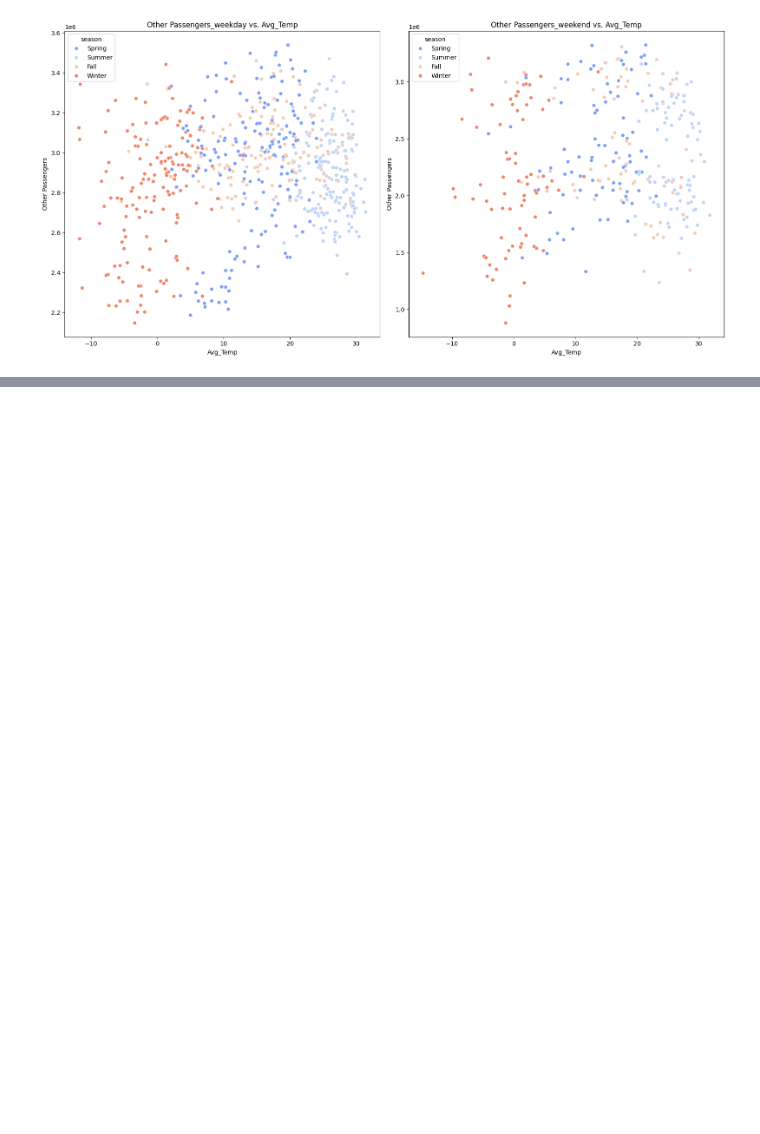
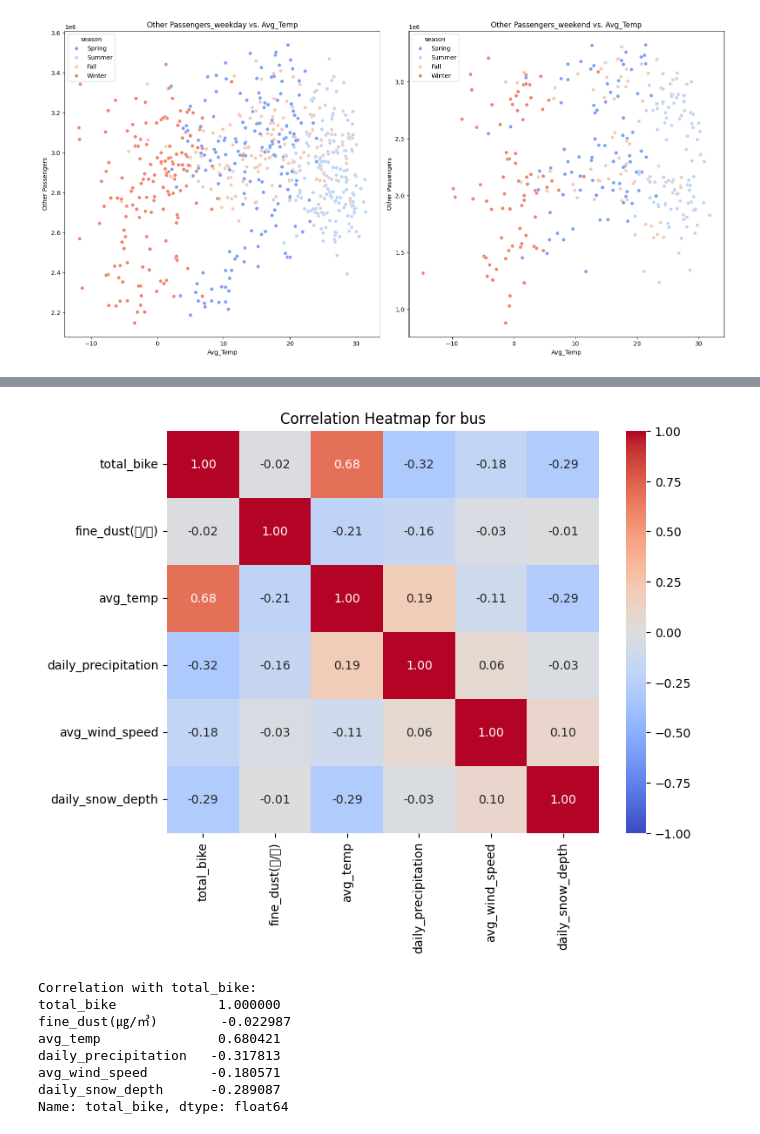
Before and after one commit to mini-project-y/1st_mini_project, a Jupyter notebook: Mook/pjt_corr.ipynb, the cells around one changed output, grey strips where cells are left out. Drawn from its saved outputs; the diff is of its cells as text; code cells hidden in the pictures; blank space fills up the shorter version.

```diff
--- a/Mook/pjt_corr.ipynb
+++ b/Mook/pjt_corr.ipynb
@@ -610,0 +649,6 @@ plt.show()
+# %%
+df_date = pd.read_csv("df_date.csv")
+# %%
+df_date['date'] = pd.to_datetime(df_date['date'])
+# %%
+bike_merge = df_bike.merge(m_fine_dust, on='date').merge(weather, on='date').merge(df_date, on= 'date')
@@ -610,0 +671,27 @@ plt.show()
+# %%
+bike_merge_weekday = bike_merge[bike_merge['holiday_or_weekend'] == 0]
+bike_merge_weekend = bike_merge[bike_merge['holiday_or_weekend'] == 1]
+# %%
+columns_of_interest = ['total_bike', 'fine_dust(㎍/㎥)', 'avg_temp', 'daily_precipitation', 'avg_wind_speed', 'daily_snow_depth']
+df_selected = bike_merge_weekday[columns_of_interest]
+
+correlation_matrix = df_selected.corr()
+
+plt.figure(figsize=(8, 6))
+sns.heatmap(correlation_matrix, annot=True, cmap='coolwarm', fmt=".2f", vmin=-1, vmax=1)
+plt.title("Correlation Heatmap for bus")
+plt.show()
+
+total_passenger_correlation = correlation_matrix['total_bike']
+print("Correlation with total_bike:")
+print(total_passenger_correlation)
+# %% [output]
+[figure, added]
+Correlation with total_bike:
+total_bike             1.000000
+fine_dust(㎍/㎥)        -0.022987
+avg_temp               0.680421
+daily_precipitation   -0.317813
+avg_wind_speed        -0.180571
+daily_snow_depth      -0.289087
+Name: total_bike, dtype: float64
```
Also changed, not shown: parts of 17 cells of this notebook, 1 other file.
